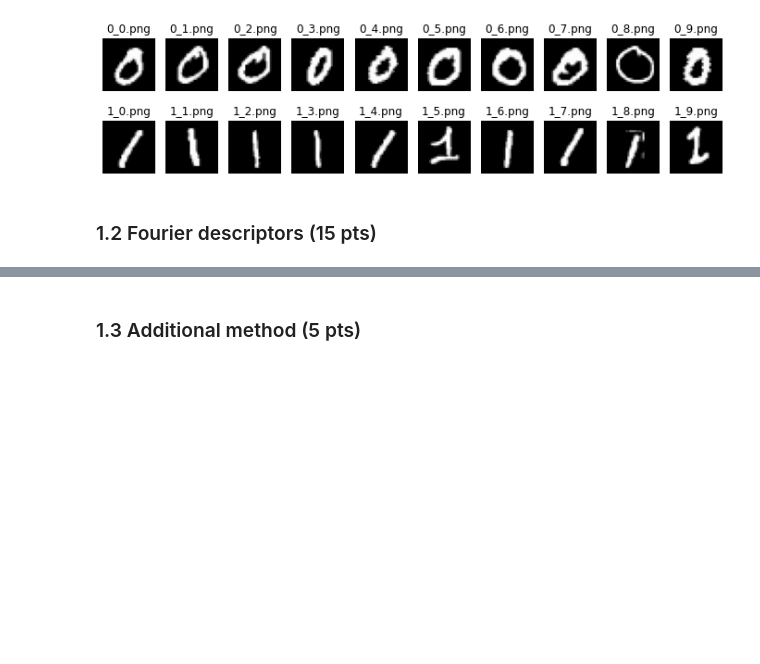
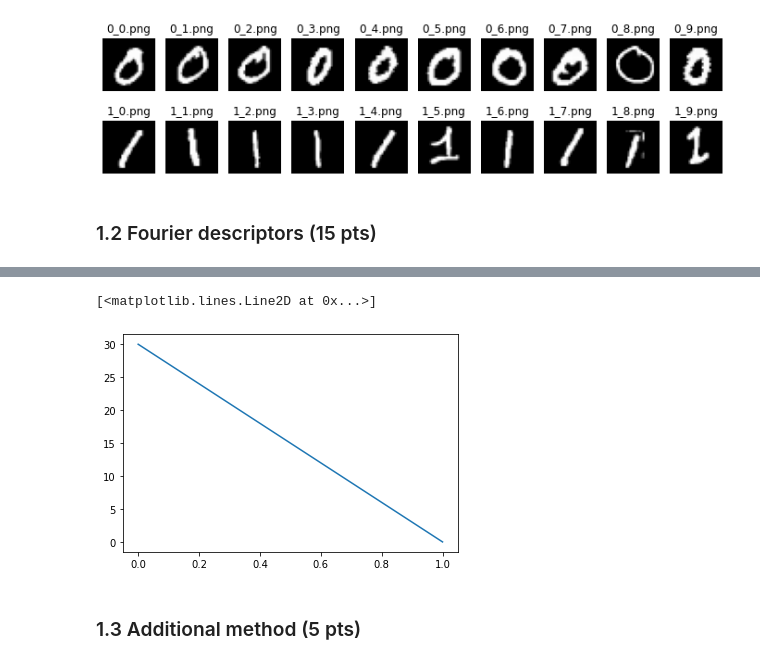
Before and after one commit to HongyuGu/iapr, a Jupyter notebook: labs/lab_02_object_description_part1.ipynb, the cells around one changed output, grey strips where cells are left out. Drawn from its saved outputs; the diff is of its cells as text; code cells hidden in the pictures; blank space fills up the shorter version.

```diff
--- a/labs/lab_02_object_description_part1.ipynb
+++ b/labs/lab_02_object_description_part1.ipynb
@@ -205,3 +392,8 @@ error: OpenCV(4.5.1) C:\Users\appveyor\AppData\Local\Temp\1\pip-req-build-kh7iq4
+# %%
+plt.plot(fourierDescriptor(contours_ones_im[4][0]))
+# %% [output]
+[<matplotlib.lines.Line2D at 0x...>]
+[figure, added]
 # %% [markdown]
 ### 1.3 Additional method (5 pts)
 # %% [markdown]
```
Also changed, not shown: parts of 6 cells of this notebook, 43 other files.
